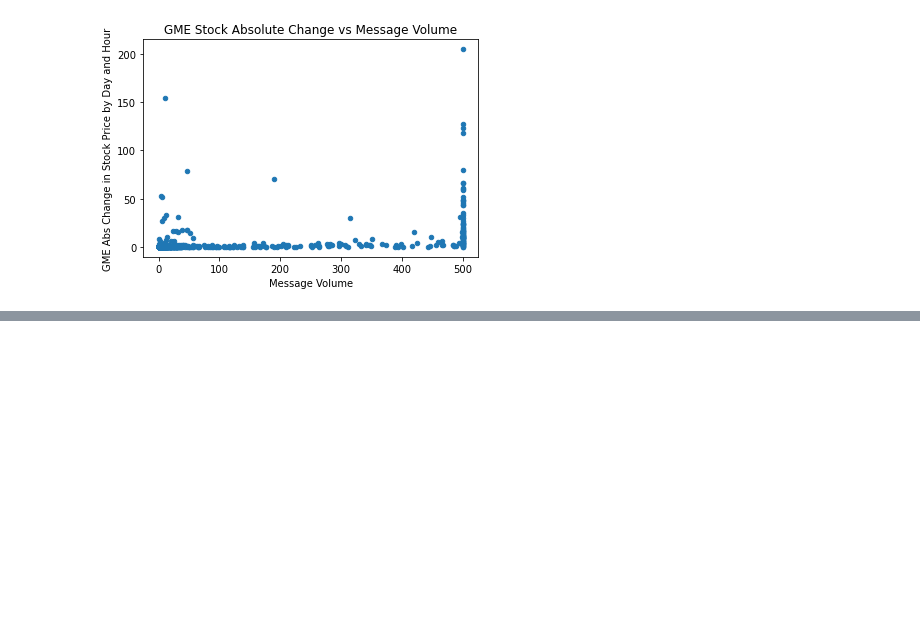
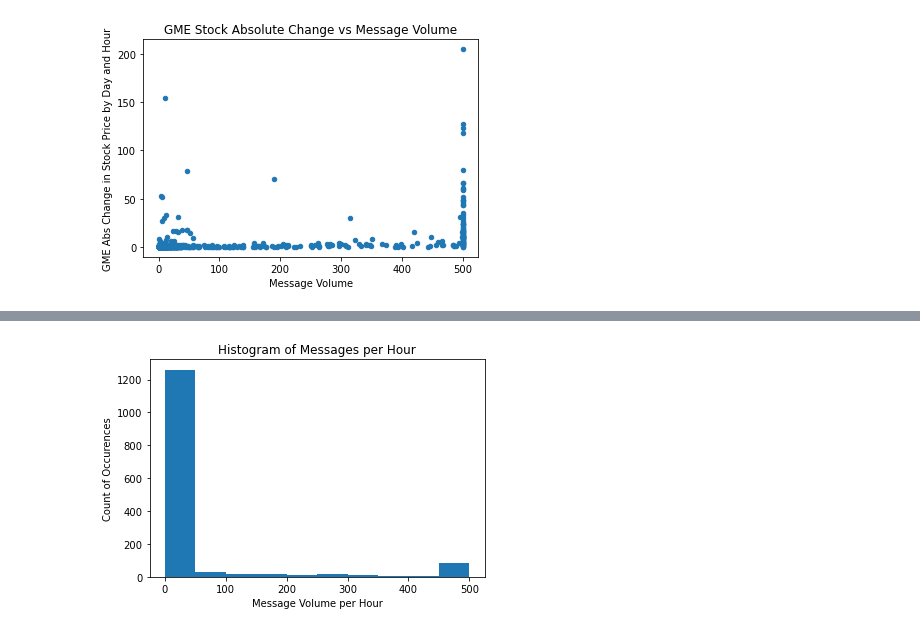
Before and after one commit to EdOber-DA/project_excelsior, a Jupyter notebook: Code/Reddit-Combined-Analysis-1200.ipynb, the cells around one changed output, grey strips where cells are left out. Drawn from its saved outputs; the diff is of its cells as text; code cells hidden in the pictures; blank space fills up the shorter version.

```diff
--- a/Code/Reddit-Combined-Analysis.ipynb
+++ b/Code/Reddit-Combined-Analysis-1200.ipynb
@@ -158,0 +174,14 @@ Scatter Plot GME Stock Price Absolute Change by Message Volume
+# %%
+######  Reduce the data by eliminating noise
+# First do a histogram
+# print(f"Histogram of Message Volume\n\n")
+message_histogram = plt.hist(combined_data_df["# of Comments (Hourly)"])
+
+plt.ylabel("Count of Occurences")
+plt.xlabel("Message Volume per Hour")
+# Write out to png file
+plt.title("Histogram of Messages per Hour")
+plt.savefig(os.path.join(Output_Data_Path_Folder,'Combined_Hist_Msg_Vol_per_Hour.png'))
+plt.show()
+# %% [output]
+[figure, added]
```
Also changed, not shown: parts of 3 cells of this notebook, 2 other files.
